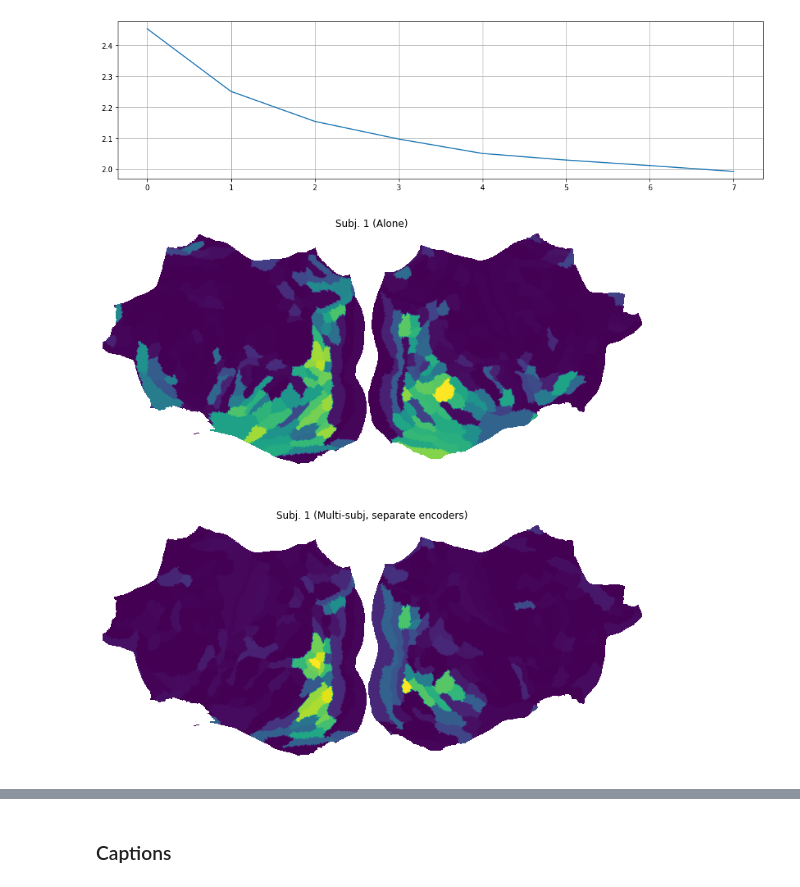
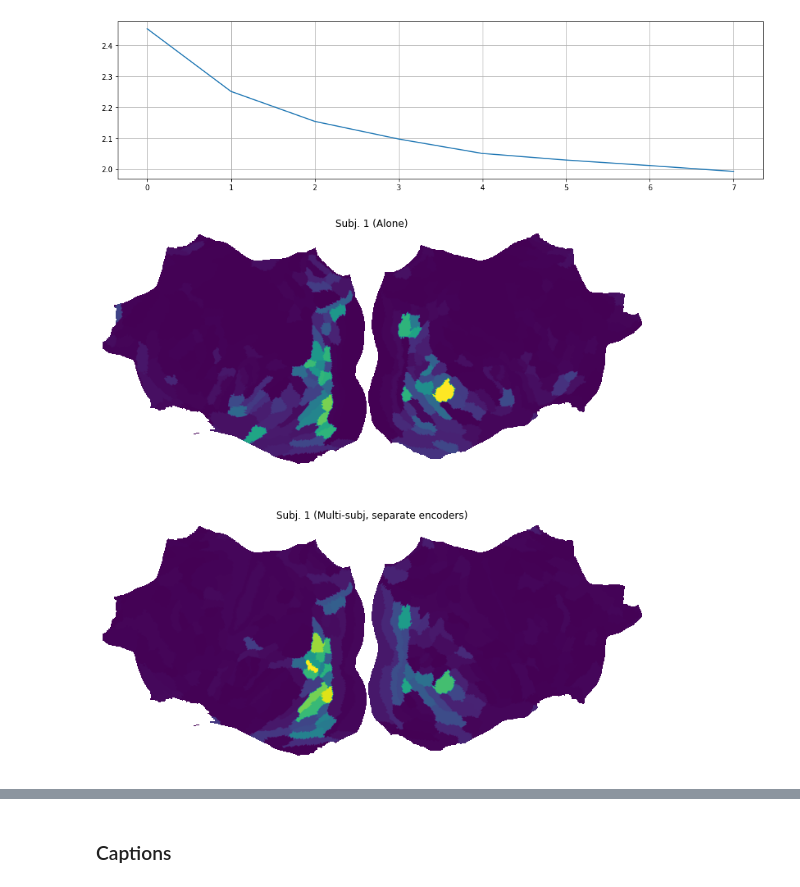
Before and after one commit to seang123/Masters-Thesis2, a Jupyter notebook: notebooks/3-new-attn-maps.ipynb, the cells around one changed output, grey strips where cells are left out. Cells and saved outputs as stored; diff of their text form; code cells hidden in the pictures.

```diff
--- a/notebooks/3-new-attn-maps.ipynb
+++ b/notebooks/3-new-attn-maps.ipynb
@@ -210,17 +369,17 @@ plt.plot(val_loss)
 # %%
 fig, ax = plt.subplots(2,1, figsize=(12,12))
 
 
-d = np.mean(sub1, axis=(0,1))
+d = np.min(sub1, axis=(0,1))
 ax[0].imshow( get_flatmap(generate_plot( d ))[0] , cmap='viridis')
 ax[0].axis('off')
 ax[0].set_title("Subj. 1 (Alone)")
 
-d = np.mean(batch_subs[0], axis=(0,1))
+d = np.min(batch_subs[0], axis=(0,1))
 ax[1].imshow( get_flatmap(generate_plot( d ))[0] , cmap='viridis')
 ax[1].axis('off')
 ax[1].set_title("Subj. 1 (Multi-subj, separate encoders)")
 
 plt.show()
 # %% [output]
-[figure, old version]
+[figure, new version]
```
Also changed, not shown: parts of 36 cells of this notebook, 10 other files.
